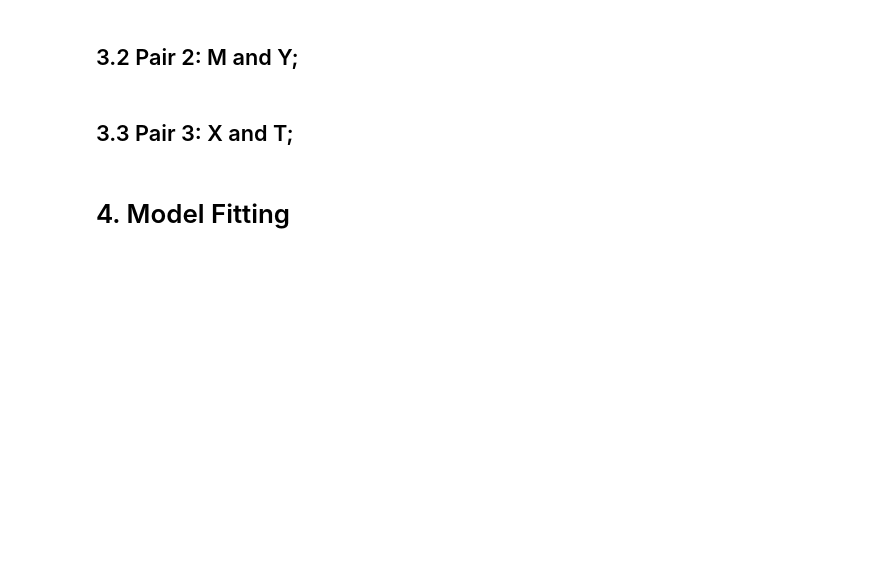
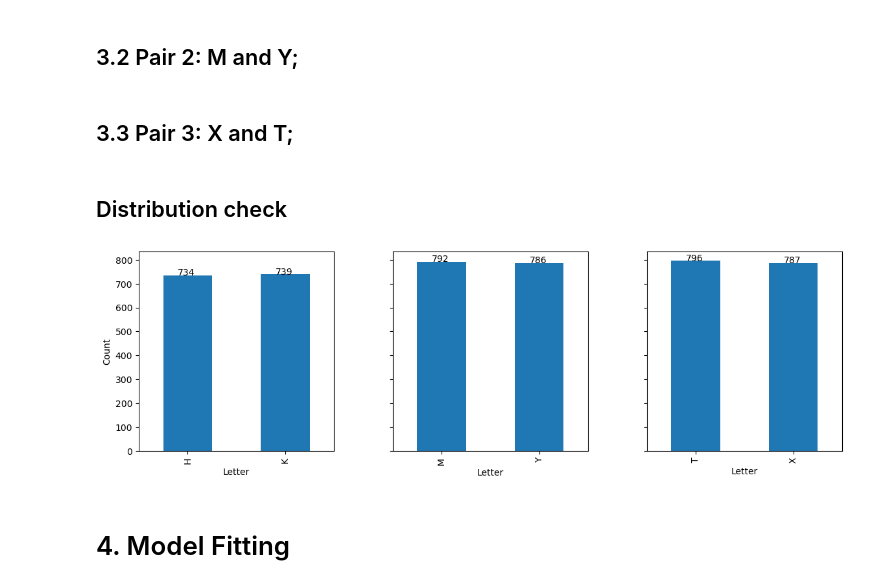
Before and after one commit to TimothiTsui/Programming-Session-2, a Jupyter notebook: LetterRecog.ipynb, the cells around one changed output. Drawn from its saved outputs; the diff is of its cells as text; code cells hidden in the pictures; blank space fills up the shorter version.

Commit message:
some figures

```diff
--- a/LetterRecog.ipynb
+++ b/LetterRecog.ipynb
@@ -18,11 +18,11 @@ raw_data.columns = features
 ## 3.1 Pair 1: H and K;
 # %%
 HK = raw_data[raw_data['lettr'].isin(['H', 'K'])]
-le = LabelEncoder()
-le.fit(HK['lettr'])
+# le = LabelEncoder()
+# le.fit(HK['lettr'])
 
-# Transform the target column using the LabelEncoder
-HK['lettr'] = le.transform(HK['lettr'])
+# # Transform the target column using the LabelEncoder
+# HK['lettr'] = le.transform(HK['lettr'])
 HK = HK.reset_index(drop=True)
 HK_X_train, HK_X_test, HK_y_train, HK_y_test = train_test_split(HK.drop('lettr', axis=1), HK['lettr'], test_size=0.1, random_state=514)
 # Reset index of HK_X_train
@@ -54,6 +48,37 @@ MY_X_train, MY_X_test, MY_y_train, MY_y_test = train_test_split(MY.drop('lettr',
 XT = raw_data[raw_data['lettr'].isin(['X','T'])]
 XT = XT.reset_index(drop=True)
 XT_X_train, XT_X_test, XT_y_train, XT_y_test = train_test_split(XT.drop('lettr', axis=1), XT['lettr'], test_size=0.1, random_state=514)
+# %% [markdown]
+## Distribution check
+# %%
+# Create subplots for three different pairs
+fig, axs = plt.subplots(1, 3, figsize=(14, 4), sharey=True)
+
+# Plot the distribution of the target variable for each pair
+HK['lettr'].value_counts().sort_index().plot(kind='bar', ax=axs[0])
+axs[0].set_xlabel('Letter')
+axs[0].set_ylabel('Count')
+for i, v in enumerate(HK['lettr'].value_counts().sort_index()):
+    axs[0].text(i - 0.1, v + 0.2, str(v))
+
+MY['lettr'].value_counts().sort_index().plot(kind='bar', ax=axs[1])
+axs[1].set_xlabel('Letter')
+axs[1].set_ylabel('Count')
+for i, v in enumerate(MY['lettr'].value_counts().sort_index()):
+    axs[1].text(i - 0.1, v + 0.2, str(v))
+
+XT['lettr'].value_counts().sort_index().plot(kind='bar', ax=axs[2])
+axs[2].set_xlabel('Letter')
+axs[2].set_ylabel('Count')
+for i, v in enumerate(XT['lettr'].value_counts().sort_index()):
+    axs[2].text(i - 0.1, v + 0.2, str(v))
+
+# Adjust spacing between subplots
+plt.subplots_adjust(wspace=0.3)
+
+plt.show()
+# %% [output]
+[figure, added]
 # %% [markdown]
 # 4. Model Fitting
 # %% [markdown]
```
Also changed, not shown: parts of 1 cell of this notebook, 3 other files.
